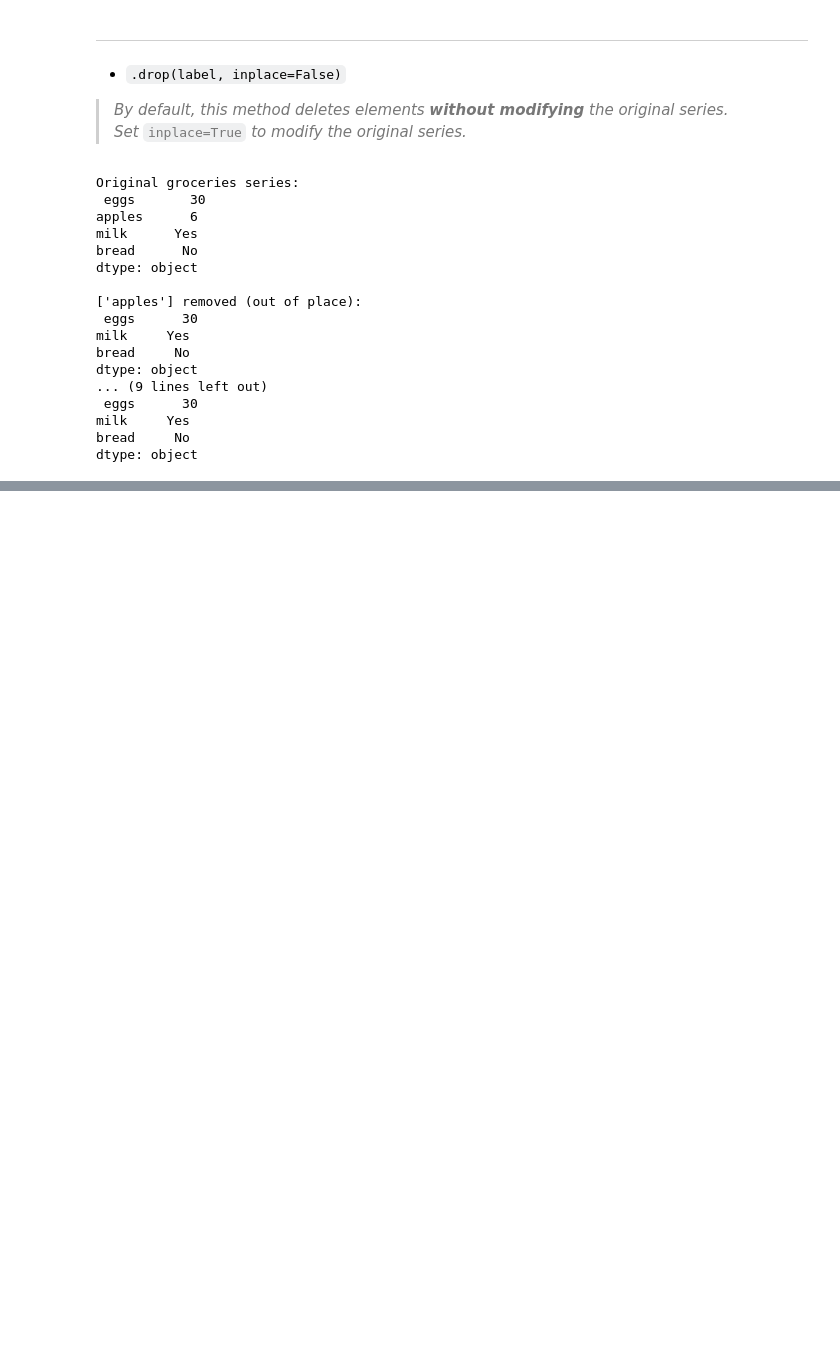
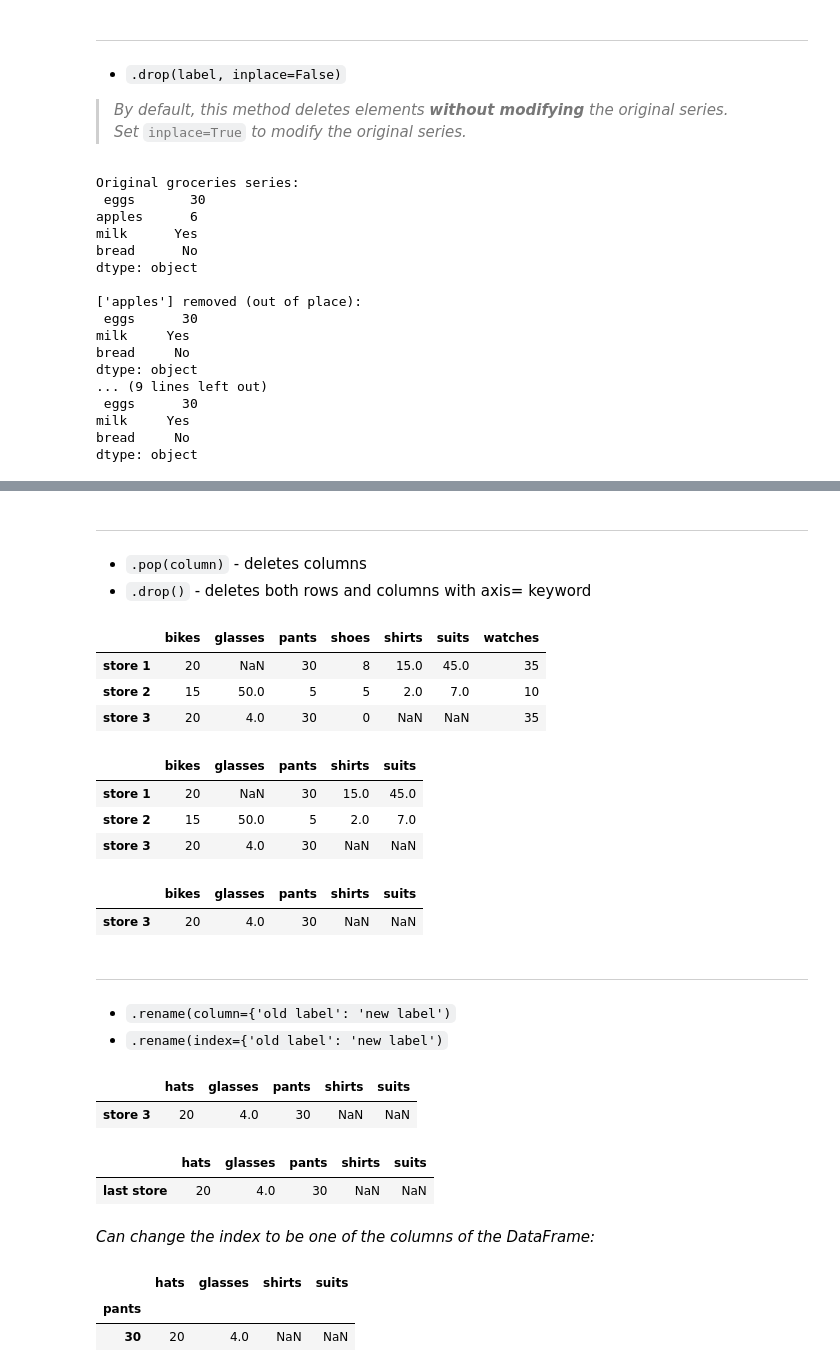
Before and after one commit to Razikk/Udacity, a Jupyter notebook: Pandas_notes.ipynb, the cells around one changed output, grey strips where cells are left out. Cells and saved outputs as stored; diff of their text form; code cells hidden in the pictures; blank space fills up the shorter version.

````diff
--- a/Pandas_notes.ipynb
+++ b/Pandas_notes.ipynb
@@ -141,0 +466,51 @@ dtype: object
+# %% [markdown]
+***
+* ```.pop(column)``` - deletes columns
+* ```.drop()``` - deletes both rows and columns with axis= keyword
+# %%
+store_items.pop('new watches')
+store_items
+# %% [output]
+|  | bikes | glasses | pants | shoes | shirts | suits | watches |
+| store 1 | 20 | NaN | 30 | 8 | 15.0 | 45.0 | 35 |
+| store 2 | 15 | 50.0 | 5 | 5 | 2.0 | 7.0 | 10 |
+| store 3 | 20 | 4.0 | 30 | 0 | NaN | NaN | 35 |
+# %%
+store_items = store_items.drop(['watches', 'shoes'], axis=1)
+store_items
+# %% [output]
+|  | bikes | glasses | pants | shirts | suits |
+| store 1 | 20 | NaN | 30 | 15.0 | 45.0 |
+| store 2 | 15 | 50.0 | 5 | 2.0 | 7.0 |
+| store 3 | 20 | 4.0 | 30 | NaN | NaN |
+# %%
+store_items = store_items.drop(['store 2', 'store 1'], axis=0)
+store_items
+# %% [output]
+|  | bikes | glasses | pants | shirts | suits |
+| store 3 | 20 | 4.0 | 30 | NaN | NaN |
+# %% [markdown]
+***
+* ```.rename(column={'old label': 'new label')```
+* ```.rename(index={'old label': 'new label')```
+# %%
+store_items = store_items.rename(columns = {'bikes': 'hats'})
+store_items
+# %% [output]
+|  | hats | glasses | pants | shirts | suits |
+| store 3 | 20 | 4.0 | 30 | NaN | NaN |
+# %%
+store_items = store_items.rename(index = {'store 3': 'last store'})
+store_items
+# %% [output]
+|  | hats | glasses | pants | shirts | suits |
+| last store | 20 | 4.0 | 30 | NaN | NaN |
+# %% [markdown]
+*Can change the index to be one of the columns of the DataFrame:*
+# %%
+store_items = store_items.set_index('pants')
+store_items
+# %% [output]
+|  | hats | glasses | shirts | suits |
+| pants |  |  |  |  |
+| 30 | 20 | 4.0 | NaN | NaN |
````
Also changed, not shown: parts of 79 cells of this notebook.
